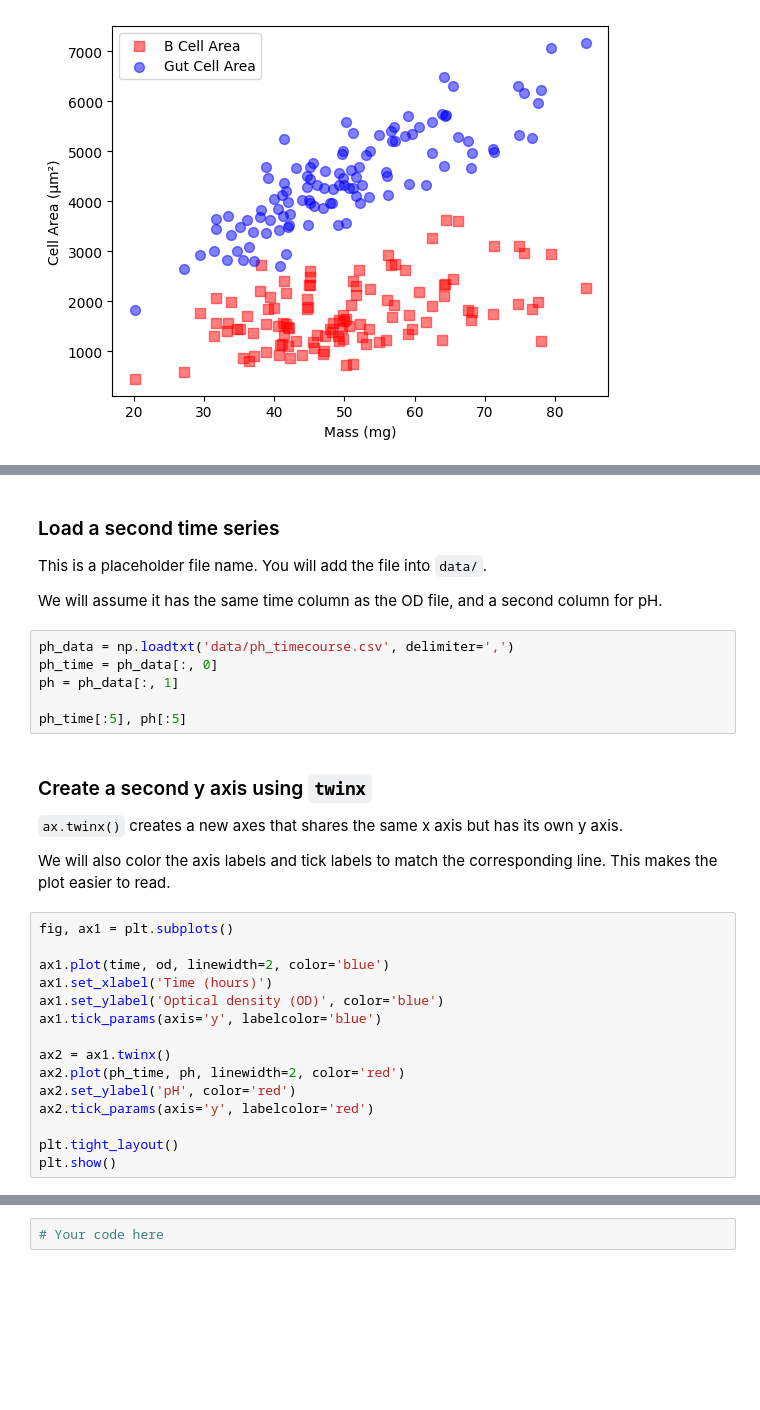
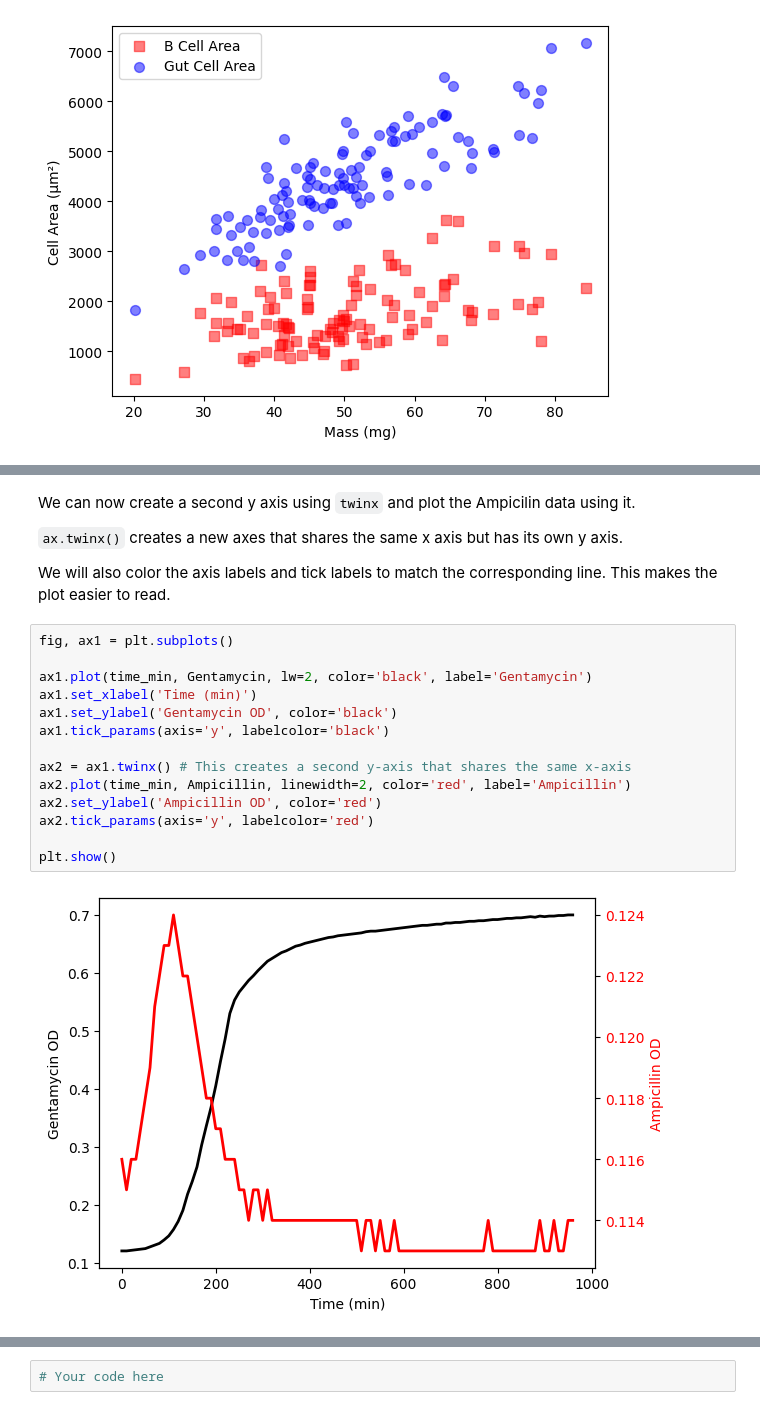
Before and after one commit to dgodovich/MOL518-Intro-to-Data-Analysis, a Jupyter notebook: Lecture_3/MOL518_Lecture3.ipynb, the cells around one changed output, grey strips where cells are left out. Saved outputs shown, nothing was run; the diff lists cells and outputs as text; blank space fills up the shorter version.

```diff
--- a/Lecture_3/MOL518_Lecture3.ipynb
+++ b/Lecture_3/MOL518_Lecture3.ipynb
@@ -262,17 +281,5 @@ plt.show()
-# %% [markdown]
-### Load a second time series
-
-This is a placeholder file name. You will add the file into `data/`.
-
-We will assume it has the same time column as the OD file, and a second column for pH.
-# %%
-ph_data = np.loadtxt('data/ph_timecourse.csv', delimiter=',')
-ph_time = ph_data[:, 0]
-ph = ph_data[:, 1]
-
-ph_time[:5], ph[:5]
 # %% [markdown]
-### Create a second y axis using `twinx`
+We can now create a second y axis using `twinx` and plot the Ampicilin data using it.
 
 `ax.twinx()` creates a new axes that shares the same x axis but has its own y axis.
 
@@ -280,18 +287,19 @@ We will also color the axis labels and tick labels to match the corresponding li
 # %%
 fig, ax1 = plt.subplots()
 
-ax1.plot(time, od, linewidth=2, color='blue')
-ax1.set_xlabel('Time (hours)')
-ax1.set_ylabel('Optical density (OD)', color='blue')
-ax1.tick_params(axis='y', labelcolor='blue')
+ax1.plot(time_min, Gentamycin, lw=2, color='black', label='Gentamycin')
+ax1.set_xlabel('Time (min)')
+ax1.set_ylabel('Gentamycin OD', color='black')
+ax1.tick_params(axis='y', labelcolor='black')
 
-ax2 = ax1.twinx()
-ax2.plot(ph_time, ph, linewidth=2, color='red')
-ax2.set_ylabel('pH', color='red')
+ax2 = ax1.twinx() # This creates a second y-axis that shares the same x-axis
+ax2.plot(time_min, Ampicillin, linewidth=2, color='red', label='Ampicillin')
+ax2.set_ylabel('Ampicillin OD', color='red')
 ax2.tick_params(axis='y', labelcolor='red')
 
-plt.tight_layout()
 plt.show()
+# %% [output]
+[figure, added]
 # %% [markdown]
 ### Exercise 3
 
```
Also changed, not shown: parts of 8 cells of this notebook.
